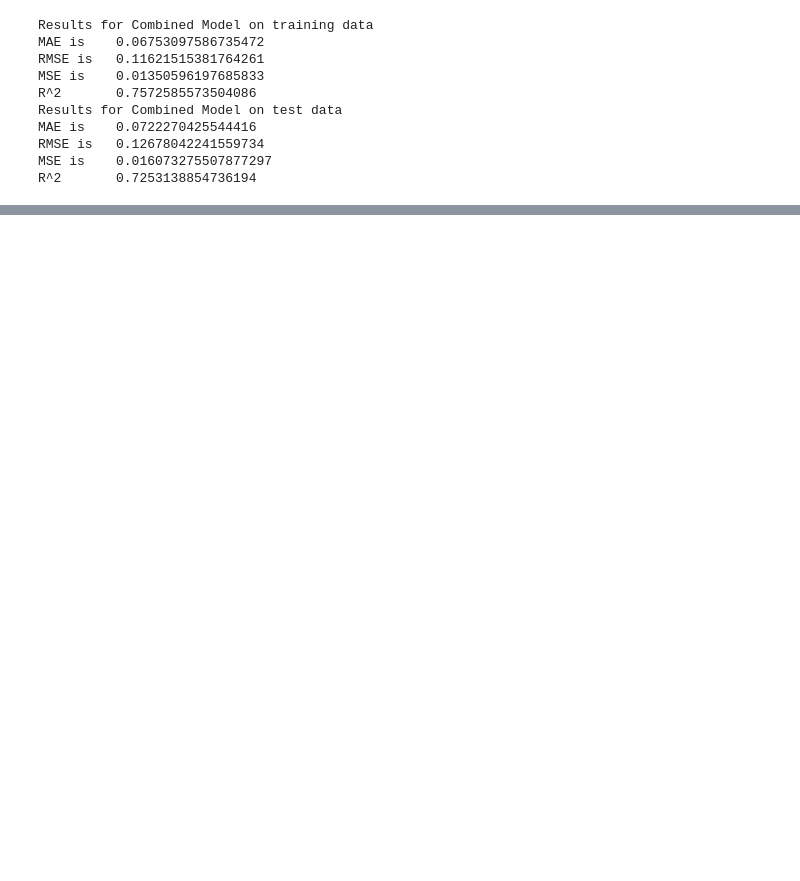
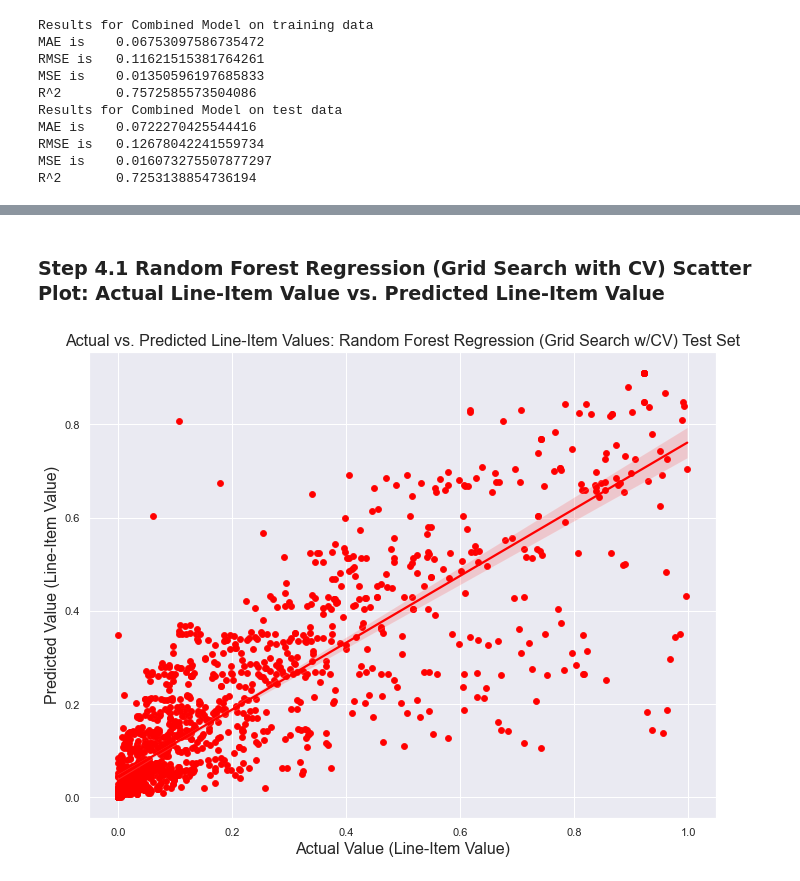
Before and after one commit to abbylloyd03/44688-Data-Analytics-Capstone, a Jupyter notebook: Lloyd-Capstone-v2.ipynb, the cells around one changed output, grey strips where cells are left out. Drawn from its saved outputs; the diff is of its cells as text; code cells hidden in the pictures; blank space fills up the shorter version.

```diff
--- a/Lloyd-Capstone-v2.ipynb
+++ b/Lloyd-Capstone-v2.ipynb
@@ -964,0 +1034,30 @@ R^2       0.7253138854736194
+# %% [markdown]
+### Step 4.1 Random Forest Regression (Grid Search with CV) Scatter Plot: Actual Line-Item Value vs. Predicted Line-Item Value
+# %%
+# scatter chart developed with the assistance of ChatGPT Mar 23, 2023 version
+
+# create data for example
+actual_values = y_test
+predicted_values = grid_search_rf.predict(X_test)
+
+
+# Set the figure size
+sns.set(rc={"figure.figsize":(10, 8)})
+
+# create scatter plot using Seaborn
+sns.scatterplot(x=actual_values, y=predicted_values, color='red')
+
+# add regression line
+sns.regplot(x=actual_values, y=predicted_values, color='red')
+
+
+# add title and axis labels
+plt.title("Actual vs. Predicted Line-Item Values: Random Forest Regression (Grid Search w/CV) Test Set", fontsize=16)
+plt.xlabel("Actual Value (Line-Item Value)", fontsize=16)
+plt.ylabel("Predicted Value (Line-Item Value)", fontsize=16)
+
+
+# display the plot
+plt.show()
+# %% [output]
+[figure, added]
```
Also changed, not shown: parts of 28 cells of this notebook.
